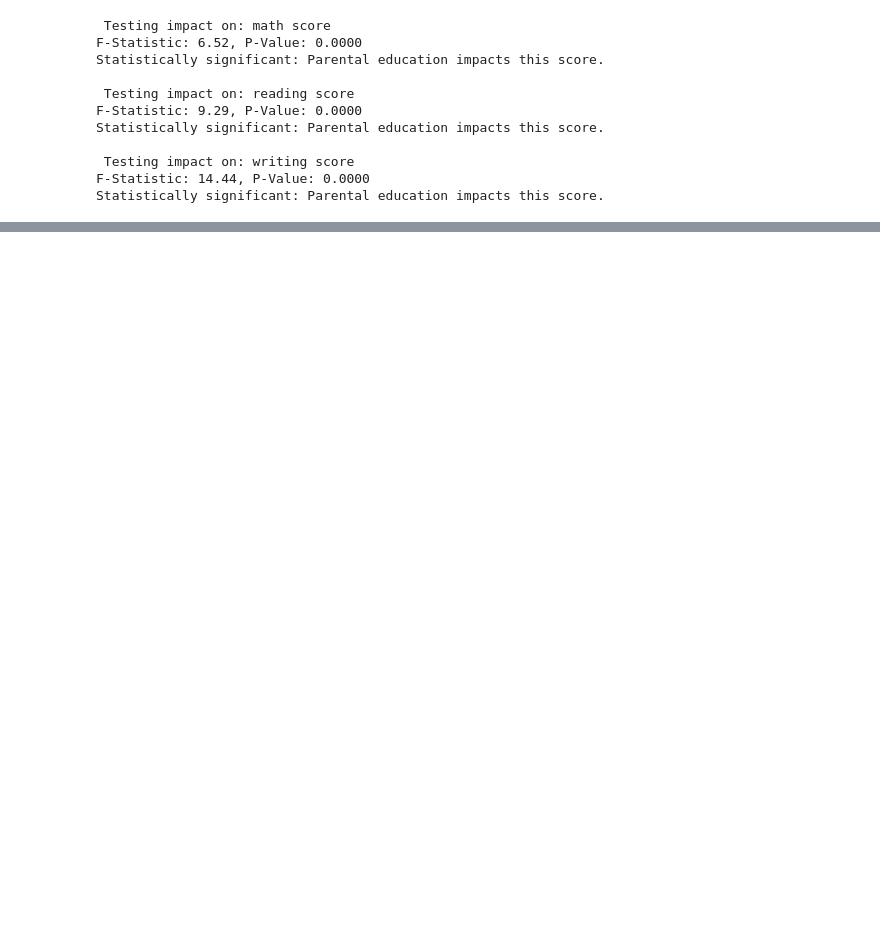
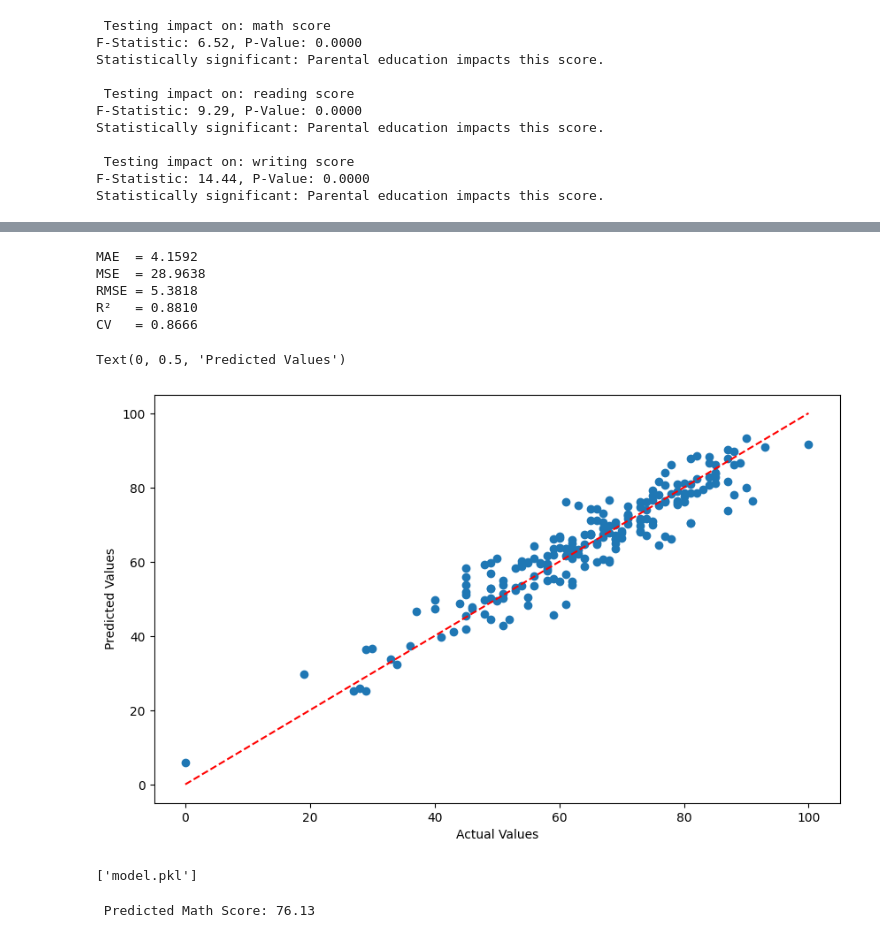
Before and after one commit to KavyaJain1206/Student-score-predictor, a Jupyter notebook: Student_Performance_Predictor.ipynb, the cells around one changed output, grey strips where cells are left out. Drawn from its saved outputs; the diff is of its cells as text; code cells hidden in the pictures; blank space fills up the shorter version.

```diff
--- a/Student_Performance_Predictor.ipynb
+++ b/Student_Performance_Predictor.ipynb
@@ -593,0 +230,18 @@ Predicted Math Score: 64.38
+# %%
+# Defining Numerical Columns
+numerical_cols = ['reading score', 'writing score']
+
+# Preprocessor for pipeline
+preprocessor = ColumnTransformer(
+    transformers=[
+        ('onehot', ohe, ['gender', 'race/ethnicity', 'lunch', 'test preparation course']),
+        ('ordinal', oe, ['parental level of education']),
+        ('scale', scalar, numerical_cols)
+    ])
+# %%
+pipeline = Pipeline([
+    ('preprocessor', preprocessor),
+    ('model', Lasso(alpha = 0.1))
+])
+# %%
+pipeline.fit(X_train, y_train)
@@ -593,0 +263,60 @@ Predicted Math Score: 64.38
+# %%
+y_pred = pipeline.predict(X_test)
+
+# Metrics
+mae = mean_absolute_error(y_test, y_pred)
+mse = mean_squared_error(y_test, y_pred)
+rmse = np.sqrt(mean_squared_error(y_test, y_pred))
+r2 = r2_score(y_test, y_pred)
+scores = cross_val_score(pipeline, X_train, y_train, cv=5)
+
+print(f"MAE  = {mae:.4f}")
+print(f"MSE  = {mse:.4f}")
+print(f"RMSE = {rmse:.4f}")
+print(f"R²   = {r2:.4f}")
+print(f"CV   = {scores.mean():.4f}")
+# %% [output]
+MAE  = 4.1592
+MSE  = 28.9638
+RMSE = 5.3818
+R²   = 0.8810
+CV   = 0.8666
+# %%
+# Actual Vs Predicted Values
+
+plt.figure(figsize=(10, 6))
+plt.scatter(y_test, y_pred)
+plt.plot([min(y_test), max(y_test)], [min(y_test), max(y_test)], linestyle='--', color='red')
+plt.xlabel('Actual Values')
+plt.ylabel('Predicted Values')
+# %% [output]
+Text(0, 0.5, 'Predicted Values')
+[figure, added]
+# %%
+# Saving Model
+import joblib
+joblib.dump(pipeline, 'model.pkl')
+# %% [output]
+['model.pkl']
+# %%
+# Model Loading
+# Step 1: Load the trained pipeline
+pipeline = joblib.load('model.pkl')
+
+# Step 2: Define the new input as a DataFrame
+new_data = {
+    'gender': ['female'],
+    'race/ethnicity': ['group B'],
+    'parental level of education': ["bachelor's degree"],
+    'lunch': ['standard'],
+    'test preparation course': ['completed'],
+    'reading score': [88],
+    'writing score': [86]
+}
+new_df = pd.DataFrame(new_data)  # Convert to 2D DataFrame
+
+# Step 3: Make the prediction
+predicted_math = pipeline.predict(new_df)
+print(f" Predicted Math Score: {predicted_math[0]:.2f}")
+# %% [output]
+ Predicted Math Score: 76.13
```
Also changed, not shown: parts of 20 cells of this notebook.
